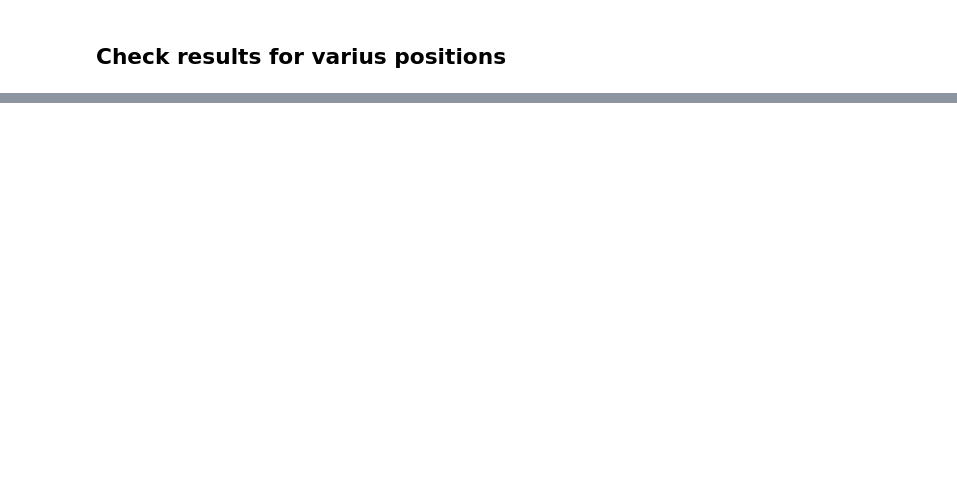
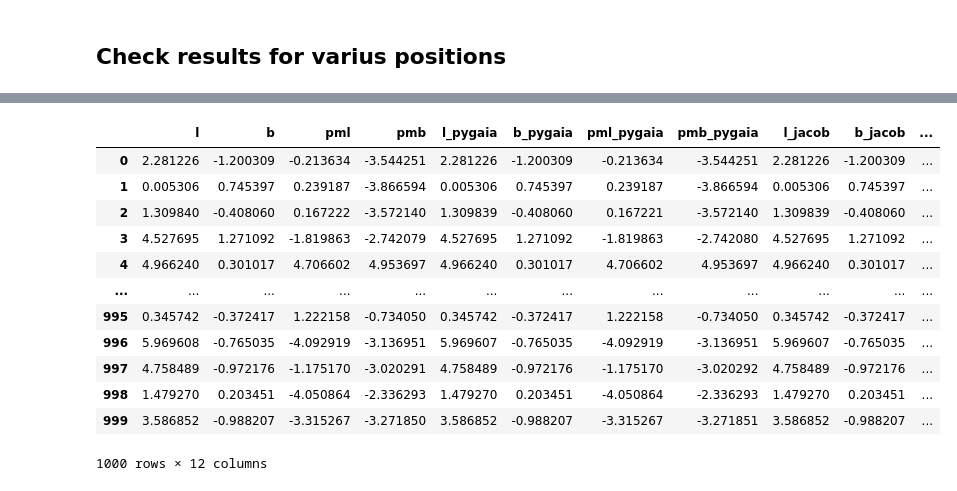
Before and after one commit to brugalada/Jacobian, a Jupyter notebook: Coordinate Transformation Tutorial.ipynb, the cells around one changed output, grey strips where cells are left out. Saved outputs shown, nothing was run; the diff lists cells and outputs as text; code cells hidden in the pictures; blank space fills up the shorter version.

```diff
--- a/Coordinate Transformation Tutorial.ipynb
+++ b/Coordinate Transformation Tutorial.ipynb
@@ -565,0 +576,58 @@ c_gal[ind]
+# %%
+""" Check against PyGaia """
+import pandas as pd
+import matplotlib.pyplot as plt
+
+comparison = []
+
+for ind in range(1000):
+    l=np.random.uniform(0,360)
+    b=np.random.uniform(-90,90)
+    mul=np.random.uniform(-5,5)
+    mub=np.random.uniform(-5,5)
+    c_gal = SkyCoord(l=l*u.degree,
+                b=b*u.degree,
+                distance=np.random.uniform(0.1,1)*u.kpc,
+                pm_l_cosb=mul*u.mas/u.yr,
+                pm_b=mub*u.mas/u.yr,
+                radial_velocity=0*u.km/u.s,
+                frame=Galactic)
+    c = c_gal.transform_to(ICRS)
+    ra=c.ra.value #right ascention in degrees
+    dec=c.dec.value #declination in degrees
+    plx=1/c.distance.value #parallax in mas
+    pmra=c.pm_ra_cosdec.value #proper motion in alpha* in mas/yr
+    pmdec=c.pm_dec.value #proper motion in delta in mas/yr
+    vr=c.radial_velocity.value #radial velocity in km/s
+
+    l_pg,b_pg=ICRS2GAL.transformSkyCoordinates(np.deg2rad(ra),np.deg2rad(dec))
+    mul_pg,mub_pg=ICRS2GAL.transformProperMotions(np.deg2rad(ra),np.deg2rad(dec),
+                                                  pmra,pmdec)
+
+    #J,gal_coord = Jacob([ra,dec,plx,pmra,pmdec,vr],_all=True)
+    #J,gal_coord = Jacob4([ra,dec,plx,pmra,pmdec,vr],_all=True)
+    J,gal_coord = Jacob4_tan([ra,dec,plx,pmra,pmdec,vr],_all=True)
+    l_j,b_j,mul_j,mub_j = gal_coord
+
+    comparison.append([np.deg2rad(l),np.deg2rad(b),mul,mub,
+                       l_pg,b_pg,mul_pg,mub_pg,l_j,b_j,mul_j,mub_j])
+
+comparison = pd.DataFrame(np.array(comparison),columns=['l','b','pml','pmb',
+                               'l_pygaia','b_pygaia','pml_pygaia','pmb_pygaia',
+                               'l_jacob','b_jacob','pml_jacob','pmb_jacob'])
+# %%
+comparison
+# %% [output]
+|  | l | b | pml | pmb | l_pygaia | b_pygaia | pml_pygaia | pmb_pygaia | l_jacob | b_jacob | ... |
+| 0 | 2.281226 | -1.200309 | -0.213634 | -3.544251 | 2.281226 | -1.200309 | -0.213634 | -3.544251 | 2.281226 | -1.200309 | ... |
+| 1 | 0.005306 | 0.745397 | 0.239187 | -3.866594 | 0.005306 | 0.745397 | 0.239187 | -3.866594 | 0.005306 | 0.745397 | ... |
+| 2 | 1.309840 | -0.408060 | 0.167222 | -3.572140 | 1.309839 | -0.408060 | 0.167221 | -3.572140 | 1.309839 | -0.408060 | ... |
+| 3 | 4.527695 | 1.271092 | -1.819863 | -2.742079 | 4.527695 | 1.271092 | -1.819863 | -2.742080 | 4.527695 | 1.271092 | ... |
+| 4 | 4.966240 | 0.301017 | 4.706602 | 4.953697 | 4.966240 | 0.301017 | 4.706602 | 4.953697 | 4.966240 | 0.301017 | ... |
+| ... | ... | ... | ... | ... | ... | ... | ... | ... | ... | ... | ... |
+| 995 | 0.345742 | -0.372417 | 1.222158 | -0.734050 | 0.345742 | -0.372417 | 1.222158 | -0.734050 | 0.345742 | -0.372417 | ... |
+| 996 | 5.969608 | -0.765035 | -4.092919 | -3.136951 | 5.969607 | -0.765035 | -4.092919 | -3.136951 | 5.969607 | -0.765035 | ... |
+| 997 | 4.758489 | -0.972176 | -1.175170 | -3.020291 | 4.758489 | -0.972176 | -1.175170 | -3.020292 | 4.758489 | -0.972176 | ... |
+| 998 | 1.479270 | 0.203451 | -4.050864 | -2.336293 | 1.479270 | 0.203451 | -4.050864 | -2.336293 | 1.479270 | 0.203451 | ... |
+| 999 | 3.586852 | -0.988207 | -3.315267 | -3.271850 | 3.586852 | -0.988207 | -3.315267 | -3.271851 | 3.586852 | -0.988207 | ... |
+1000 rows × 12 columns
```
Also changed, not shown: parts of 25 cells of this notebook, 1 other file.
